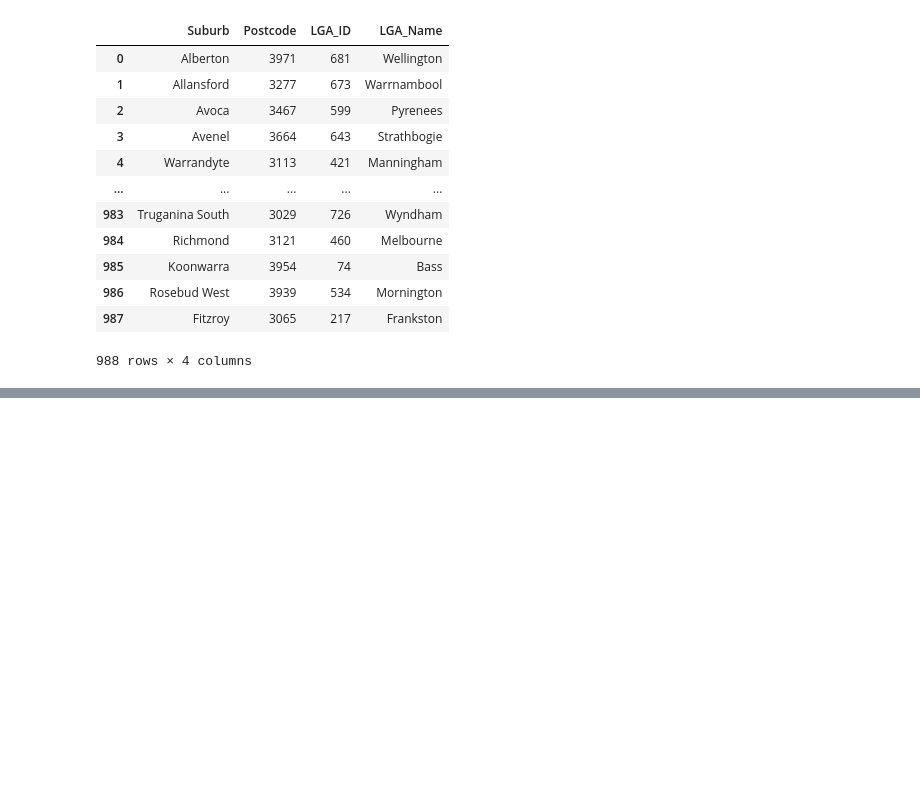
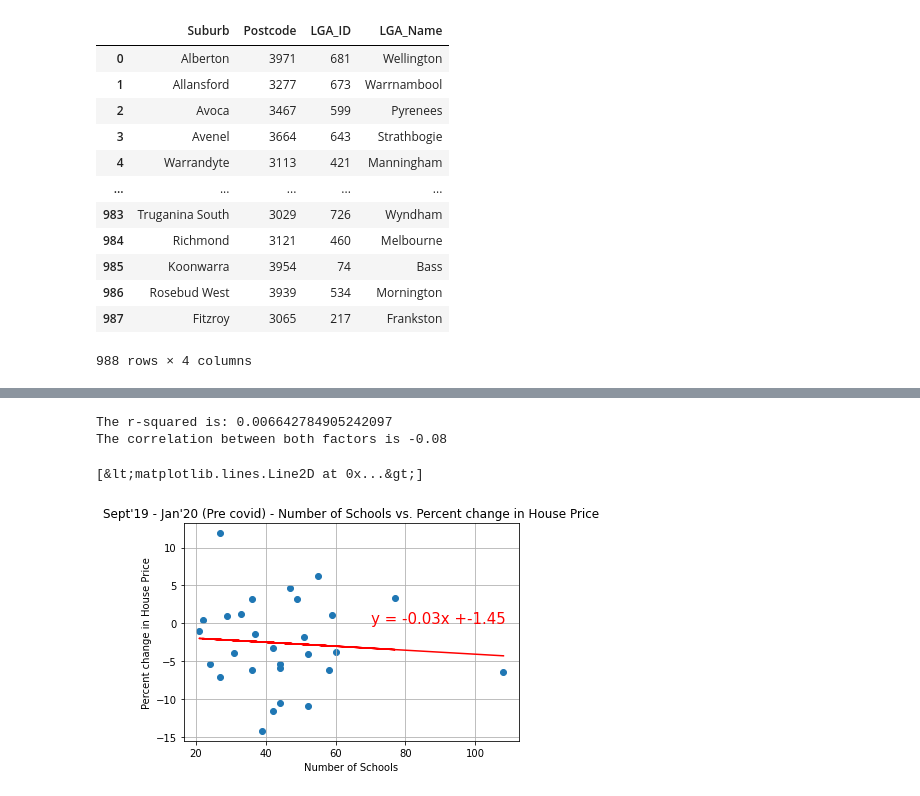
Before and after one commit to jeremychiaa/covid-victorian-real-estate, a Jupyter notebook: cleaned_schools.ipynb, the cells around one changed output, grey strips where cells are left out. Cells and saved outputs as stored; diff of their text form; code cells hidden in the pictures; blank space fills up the shorter version.

Commit message:
pre-covid housing linear regression

```diff
--- a/cleaned_schools.ipynb
+++ b/cleaned_schools.ipynb
@@ -187,0 +157,5 @@ grouped_suburbs_df.plot(kind="scatter", x="school_count", y="price", grid=True,
+# %%
+# Import percent change in LGA's median housing price file
+percent_change_file = ("./MT_resources/percent_change_perLGA.csv")
+percent_change_df = pd.read_csv(percent_change_file)
+percent_change_df
@@ -187,0 +180,4 @@ grouped_suburbs_df.plot(kind="scatter", x="school_count", y="price", grid=True,
+# %%
+# Merge school count into percent change per LGA df
+merged_lga_school_df = pd.merge(percent_change_df, schools_count_df, on="LGA_Name")
+merged_lga_school_df
@@ -187,0 +202,24 @@ grouped_suburbs_df.plot(kind="scatter", x="school_count", y="price", grid=True,
+# %%
+# Removing outliers in data using z-score
+
+# Retrieve columns
+merged_lga_school = merged_lga_school_df[["Percent change in house price", "Total Sales", "School Count"]]
+
+# Find z-scores using scipy.stats
+z_scores = st.zscore(merged_lga_school)
+
+# Convert to absolute value with np
+abs_z_scores = np.abs(z_scores)
+
+# Create boolean array
+filtered_entries = (abs_z_scores < 3).all(axis=1)
+
+# Assign z-score filtered entries to new df
+new_merged_lga_school = merged_lga_school[filtered_entries]
+
+# Adding LGA_Name column to new df
+new_merged_lga_school["LGA_Name"] = merged_lga_school_df["LGA_Name"]
+
+# Rearrange columns
+new_merged_lga_school = new_merged_lga_school[["LGA_Name", "Percent change in house price", "Total Sales", "School Count"]]
+new_merged_lga_school
@@ -188,6 +244,6 @@ grouped_suburbs_df.plot(kind="scatter", x="school_count", y="price", grid=True,
 # %%
 # Linear regression function
-def create_linear_regression_plot(x_values, y_values, x_label, y_label, period, line_placement, ylim=None):
+def create_linear_regression_plot(x_values, y_values, x_label, y_label, months, period, line_placement, ylim=None):
     (slope, intercept, rvalue, pvalue, stderr) = st.linregress(x_values, y_values)
 
     # Get regression values
@@ -202,8 +258,9 @@ def create_linear_regression_plot(x_values, y_values, x_label, y_label, period,
     plt.ylabel(y_label)
     if ylim != None:
         plt.ylim = (0, ylim)
-    plt.title(f'{period} covid - {x_label} vs. {y_label}')
+    plt.title(f'{months} ({period} covid) - {x_label} vs. {y_label}')
     plt.annotate(line_eq,line_placement,fontsize=15,color="red")
+    plt.grid(which="major", axis="both")
 
     # Print r-squared value
     print(f"The r-squared is: {rvalue**2}")
@@ -217,6 +274,11 @@ def create_linear_regression_plot(x_values, y_values, x_label, y_label, period,
 
     return plt.plot(x_values,regress_values,"r-")
 # %%
-x_values = grouped_suburbs_df["school_count"]
-y_values = grouped_suburbs_df["price"]
-create_linear_regression_plot(x_values, y_values, "Number of Schools", "Average Housing Price ($)", "Pre", (10,1.5), ylim=None)
+x_values = new_merged_lga_school["School Count"]
+y_values = new_merged_lga_school["Percent change in house price"]
+create_linear_regression_plot(x_values, y_values, "Number of Schools", "Percent change in House Price", "Sept'19 - Jan'20", "Pre", (70,0), ylim=None)
+# %% [output]
+The r-squared is: 0.006642784905242097
+The correlation between both factors is -0.08
+[&lt;matplotlib.lines.Line2D at 0x...&gt;]
+[figure, added]
```
Also changed, not shown: parts of 16 cells of this notebook.
